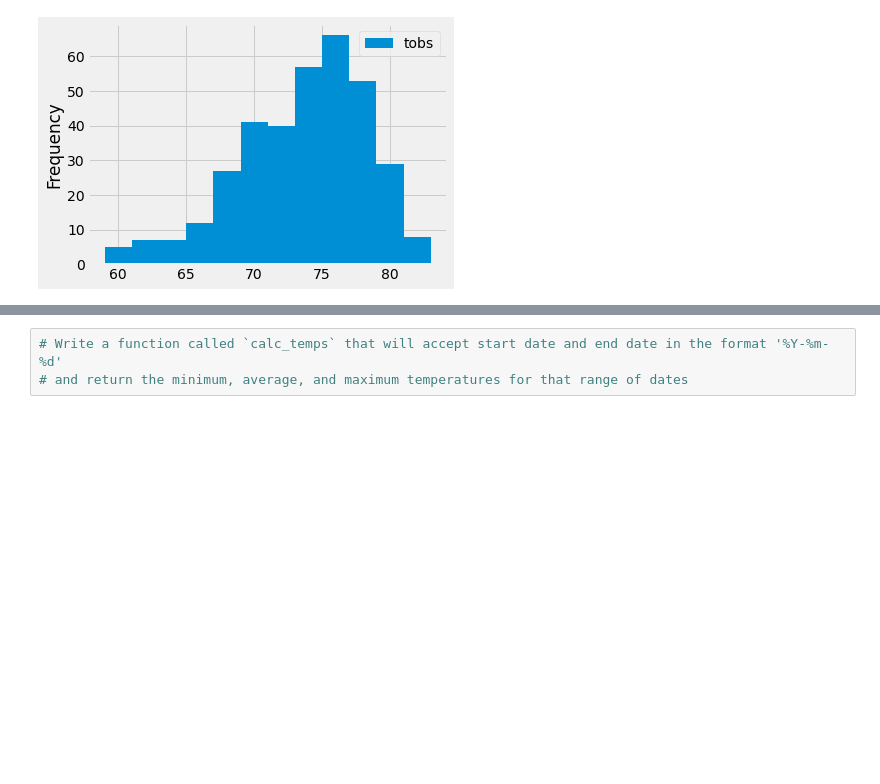
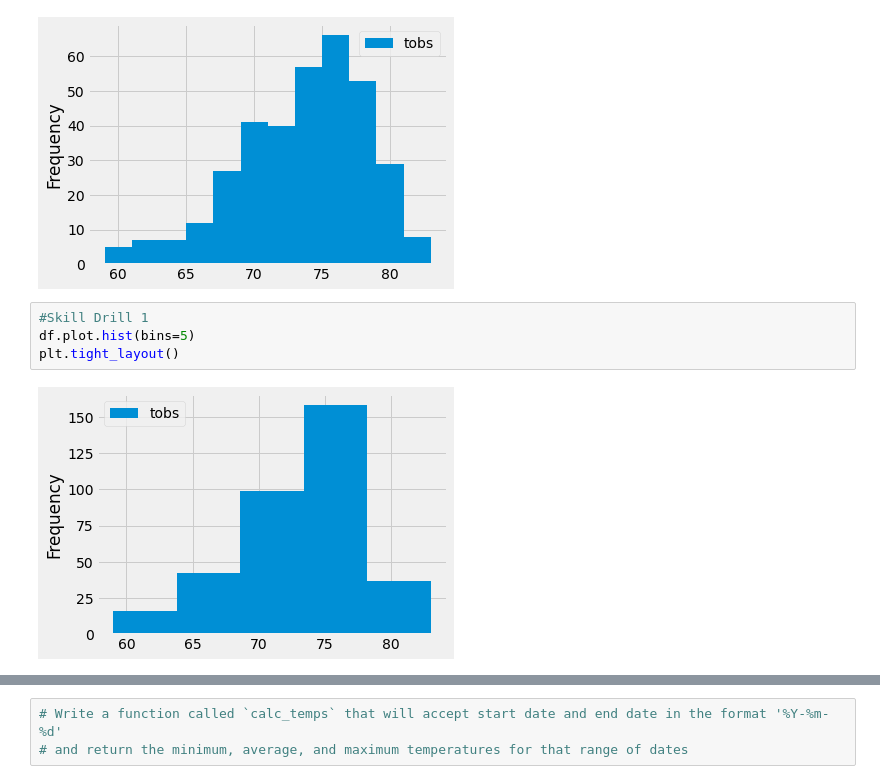
Before and after one commit to JCastro1986/Surfs_UP, a Jupyter notebook: climate_analysis.ipynb, the cells around one changed output, grey strips where cells are left out. Cells and saved outputs as stored; diff of their text form; blank space fills up the shorter version.

```diff
--- a/climate_analysis.ipynb
+++ b/climate_analysis.ipynb
@@ -164,3 +164,9 @@ df.plot.hist(bins=12)
 plt.tight_layout()
 # %% [output]
 [figure]
+# %%
+#Skill Drill 1
+df.plot.hist(bins=5)
+plt.tight_layout()
+# %% [output]
+[figure, added]
```
Also changed, not shown: parts of 1 cell of this notebook.
